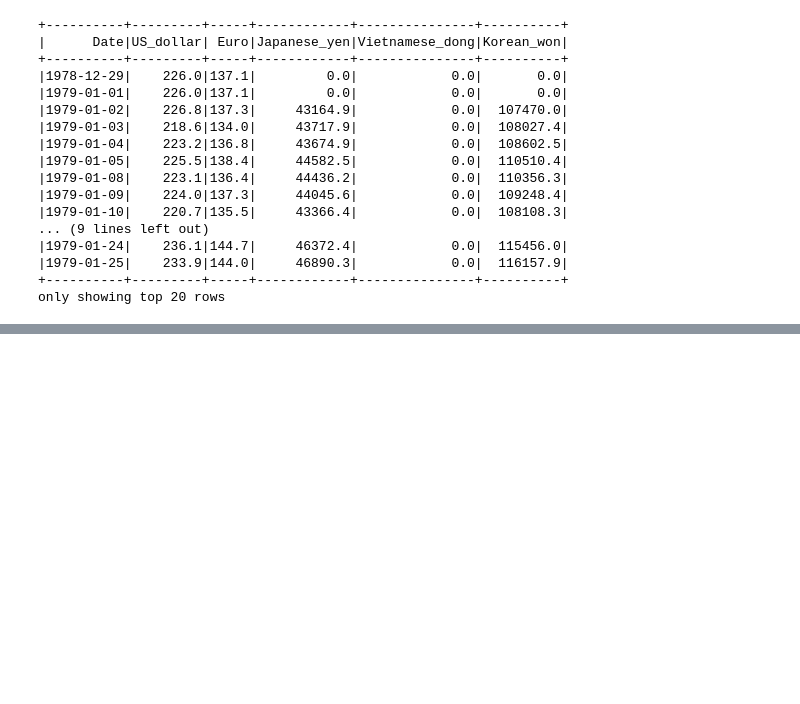
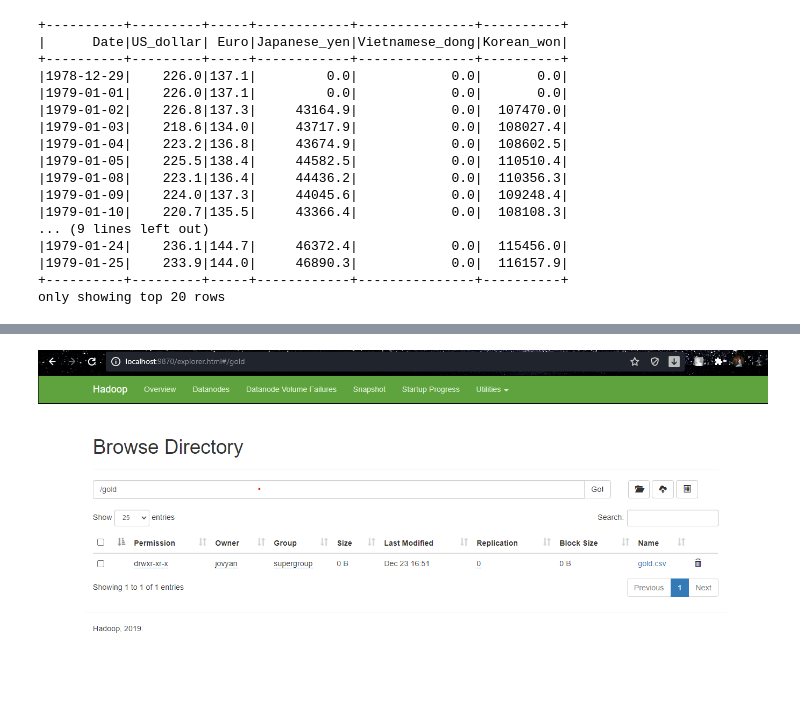
Before and after one commit to vietcong00/big_data, a Jupyter notebook: notebook/gold_local.ipynb, the cells around one changed output, grey strips where cells are left out. Drawn from its saved outputs; the diff is of its cells as text; code cells hidden in the pictures; blank space fills up the shorter version.

```diff
--- a/notebook/gold_local.ipynb
+++ b/notebook/gold_local.ipynb
@@ -121,0 +129,4 @@ csvFile.write.format("csv").mode("overwrite").option("header", "true")\
+# %%
+Image("./image/file_gold.png")
+# %% [output]
+[figure, added]
```
Also changed, not shown: parts of 17 cells of this notebook, 4 other files.
